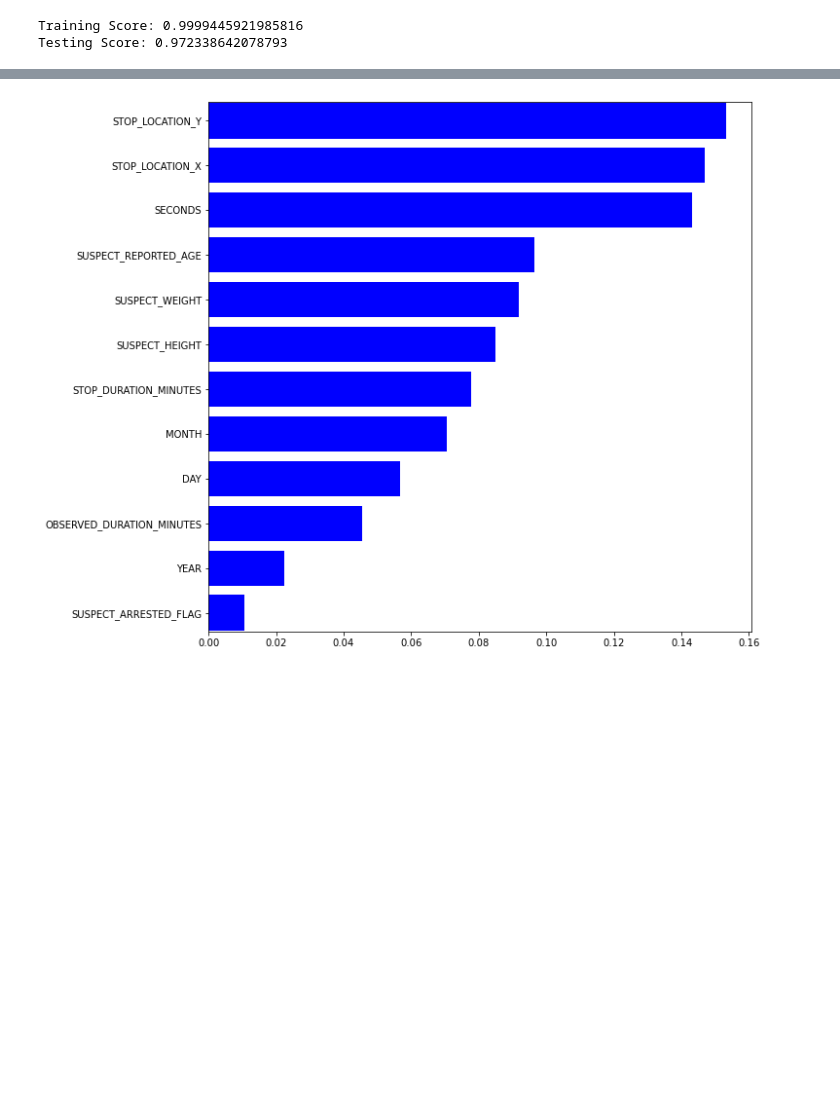
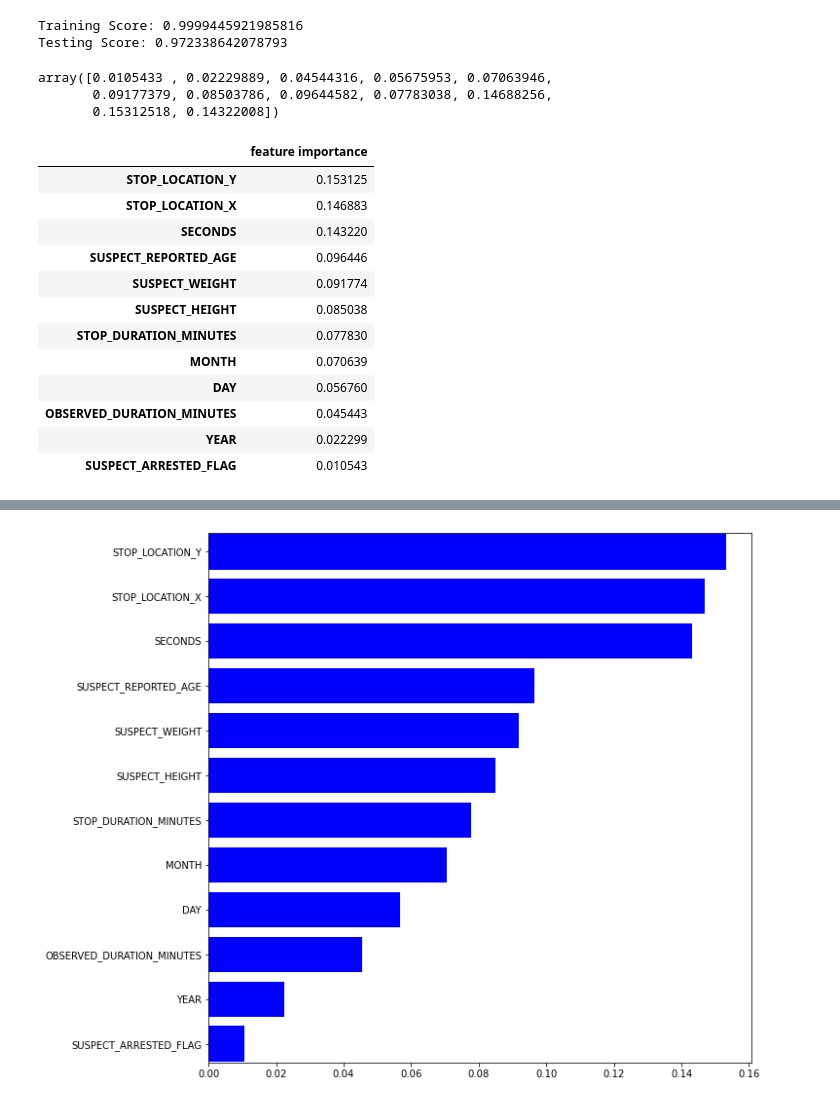
Before and after one commit to uzmabb182/data-detection-using-machine-learning, a Jupyter notebook: static/data_processing/sfq_summon_reduced_feartures.ipynb, the cells around one changed output, grey strips where cells are left out. Saved outputs shown, nothing was run; the diff lists cells and outputs as text; code cells hidden in the pictures; blank space fills up the shorter version.

```diff
--- a/static/data_processing/sfq_summon_reduced_feartures.ipynb
+++ b/static/data_processing/sfq_summon_reduced_feartures.ipynb
@@ -1325,3 +1325,25 @@ Training Score: 0.9999445921985816
 Testing Score: 0.972338642078793
 # %%
 feature_importances = clf.feature_importances_
+feature_importances
+# %% [output]
+array([0.0105433 , 0.02229889, 0.04544316, 0.05675953, 0.07063946,
+       0.09177379, 0.08503786, 0.09644582, 0.07783038, 0.14688256,
+       0.15312518, 0.14322008])
+# %%
+df_feature_importance = pd.DataFrame(clf.feature_importances_, index=X_merge.columns, columns=['feature importance']).sort_values('feature importance', ascending=False)
+df_feature_importance
+# %% [output]
+|  | feature importance |
+| STOP_LOCATION_Y | 0.153125 |
+| STOP_LOCATION_X | 0.146883 |
+| SECONDS | 0.143220 |
+| SUSPECT_REPORTED_AGE | 0.096446 |
+| SUSPECT_WEIGHT | 0.091774 |
+| SUSPECT_HEIGHT | 0.085038 |
+| STOP_DURATION_MINUTES | 0.077830 |
+| MONTH | 0.070639 |
+| DAY | 0.056760 |
+| OBSERVED_DURATION_MINUTES | 0.045443 |
+| YEAR | 0.022299 |
+| SUSPECT_ARRESTED_FLAG | 0.010543 |
```
Also changed, not shown: parts of 1 cell of this notebook, 1 other file.
